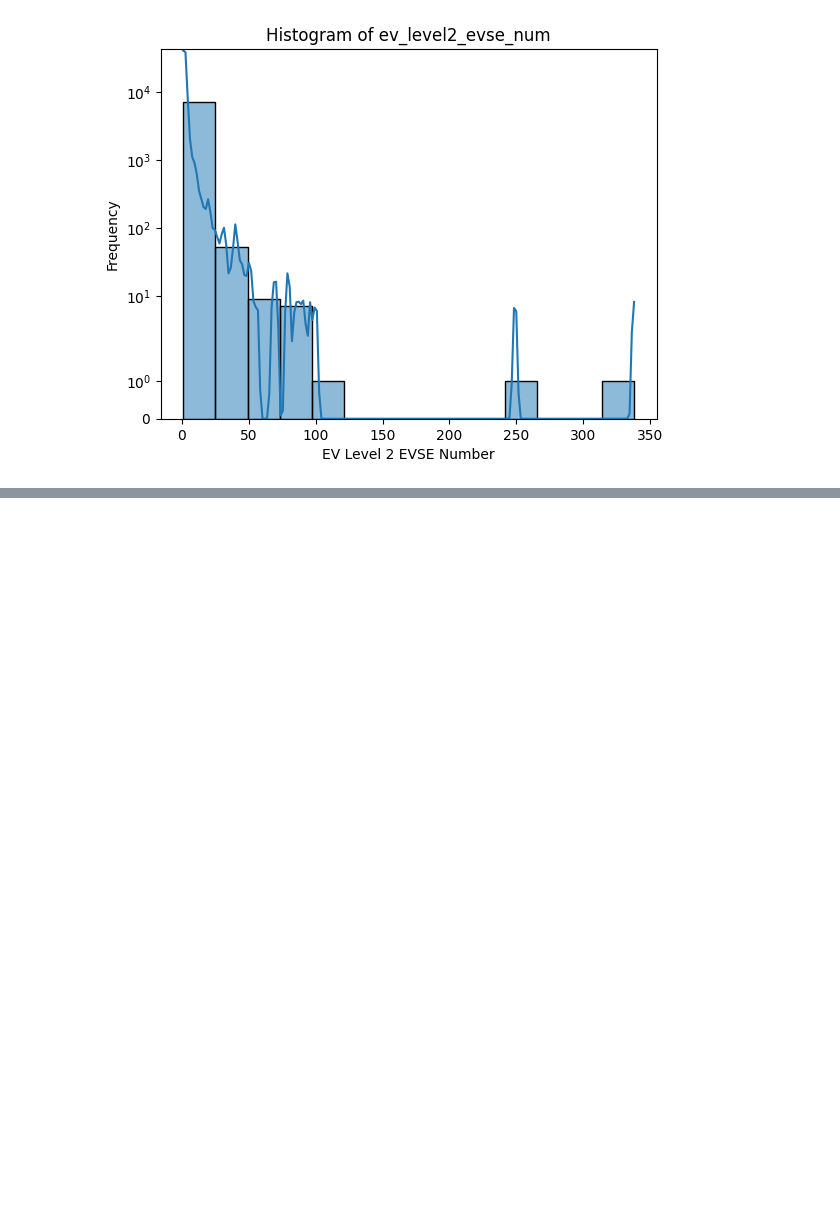
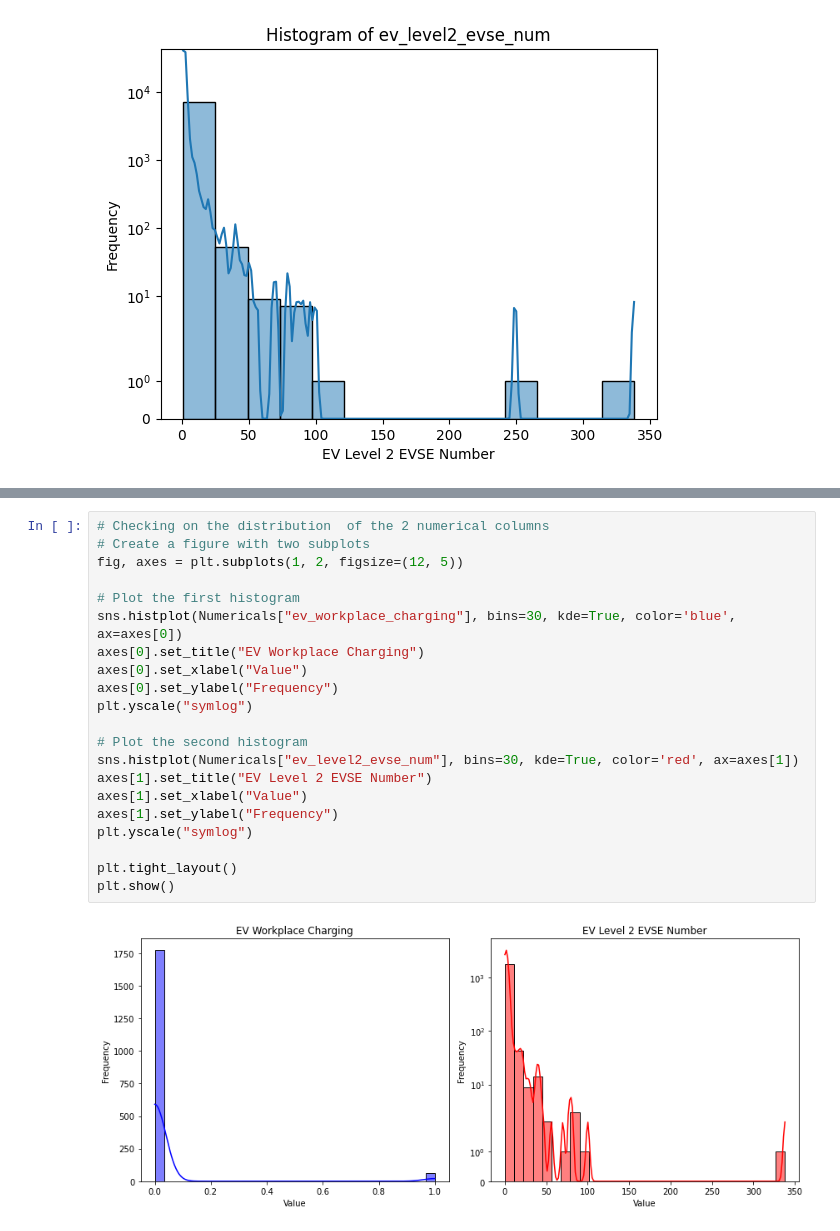
Before and after one commit to Damarispaul/Ev_Stations, a Jupyter notebook: EV Charging (3).ipynb, the cells around one changed output, grey strips where cells are left out. Saved outputs shown, nothing was run; the diff lists cells and outputs as text; blank space fills up the shorter version.

```diff
--- a/EV Charging (3).ipynb
+++ b/EV Charging (3).ipynb
@@ -996,0 +1045,23 @@ Ev_df2["ev_network"].value_counts()
+# %%
+# Checking on the distribution  of the 2 numerical columns
+# Create a figure with two subplots
+fig, axes = plt.subplots(1, 2, figsize=(12, 5))
+
+# Plot the first histogram
+sns.histplot(Numericals["ev_workplace_charging"], bins=30, kde=True, color='blue', ax=axes[0])
+axes[0].set_title("EV Workplace Charging")
+axes[0].set_xlabel("Value")
+axes[0].set_ylabel("Frequency")
+plt.yscale("symlog")
+
+# Plot the second histogram
+sns.histplot(Numericals["ev_level2_evse_num"], bins=30, kde=True, color='red', ax=axes[1])
+axes[1].set_title("EV Level 2 EVSE Number")
+axes[1].set_xlabel("Value")
+axes[1].set_ylabel("Frequency")
+plt.yscale("symlog")
+
+plt.tight_layout()
+plt.show()
+# %% [output]
+[figure, added]
```
Also changed, not shown: parts of 92 cells of this notebook.
